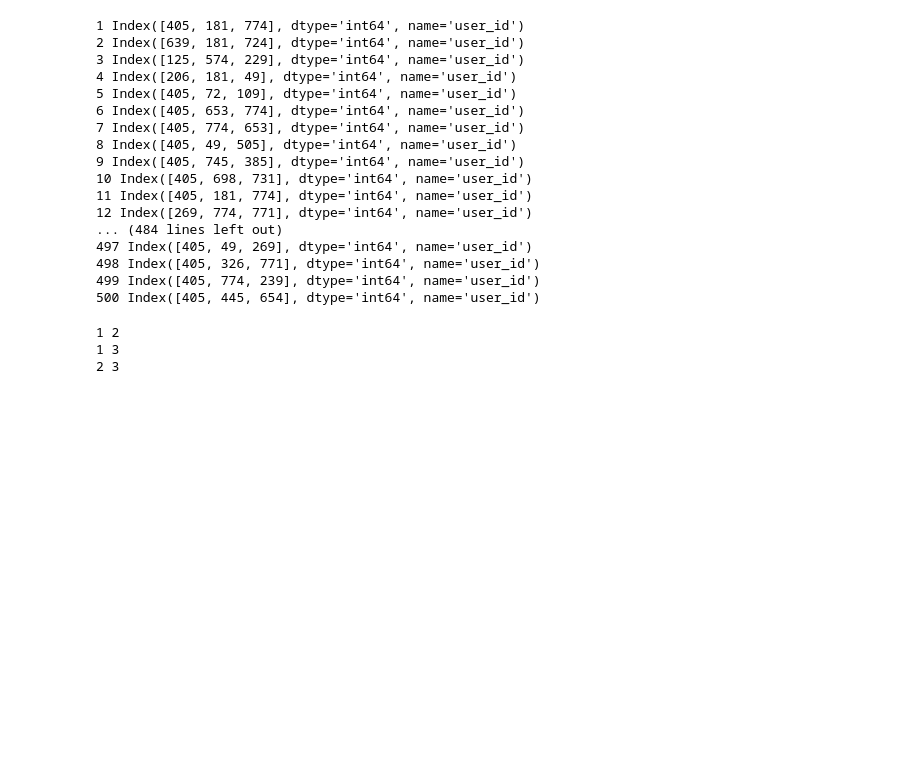
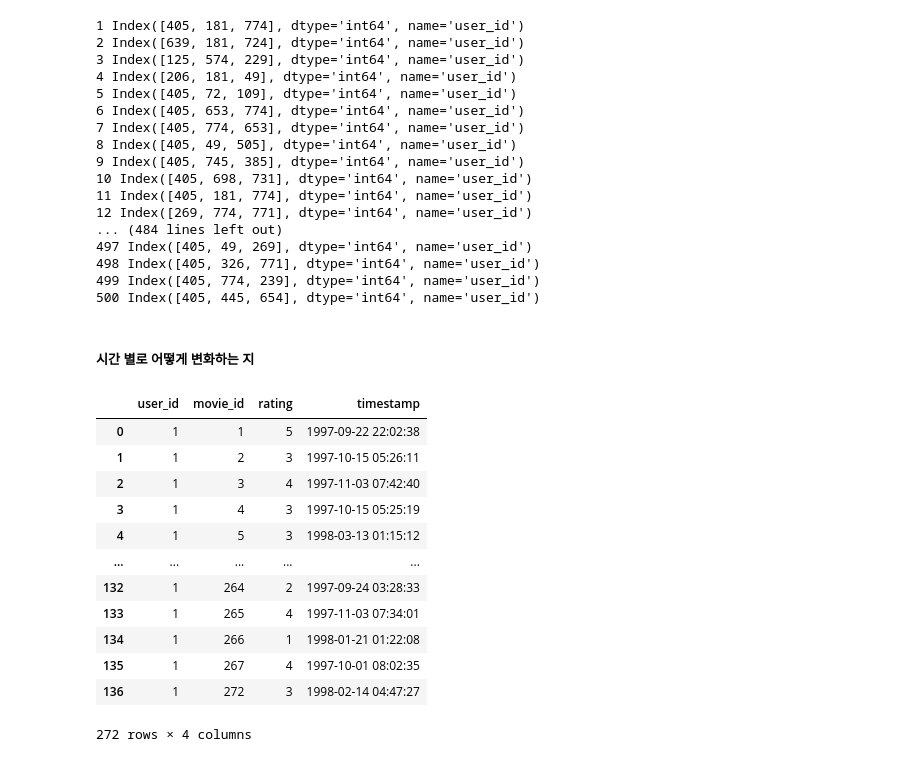
Before and after one commit to basill2001/SVD_FM, a Jupyter notebook: notes/data_checker.ipynb, the cells around one changed output. Drawn from its saved outputs; the diff is of its cells as text; code cells hidden in the pictures; blank space fills up the shorter version.

```diff
--- a/notes/data_checker.ipynb
+++ b/notes/data_checker.ipynb
@@ -53,11 +54,21 @@ for i in range(1, 500+1):
 498 Index([405, 326, 771], dtype='int64', name='user_id')
 499 Index([405, 774, 239], dtype='int64', name='user_id')
 500 Index([405, 445, 654], dtype='int64', name='user_id')
-# %%
-for i in range(1, 4):
-    for j in range(i+1, 4):
-        print(i, j)
-# %% [output]
-1 2
-1 3
-2 3
+# %% [markdown]
+##### 시간 별로 어떻게 변화하는 지
+# %%
+df[df['user_id']==1]
+# %% [output]
+|  | user_id | movie_id | rating | timestamp |
+| 0 | 1 | 1 | 5 | 1997-09-22 22:02:38 |
+| 1 | 1 | 2 | 3 | 1997-10-15 05:26:11 |
+| 2 | 1 | 3 | 4 | 1997-11-03 07:42:40 |
+| 3 | 1 | 4 | 3 | 1997-10-15 05:25:19 |
+| 4 | 1 | 5 | 3 | 1998-03-13 01:15:12 |
+| ... | ... | ... | ... | ... |
+| 132 | 1 | 264 | 2 | 1997-09-24 03:28:33 |
+| 133 | 1 | 265 | 4 | 1997-11-03 07:34:01 |
+| 134 | 1 | 266 | 1 | 1998-01-21 01:22:08 |
+| 135 | 1 | 267 | 4 | 1997-10-01 08:02:35 |
+| 136 | 1 | 272 | 3 | 1998-02-14 04:47:27 |
+272 rows × 4 columns
```
Also changed, not shown: parts of 2 cells of this notebook, 6 other files.
